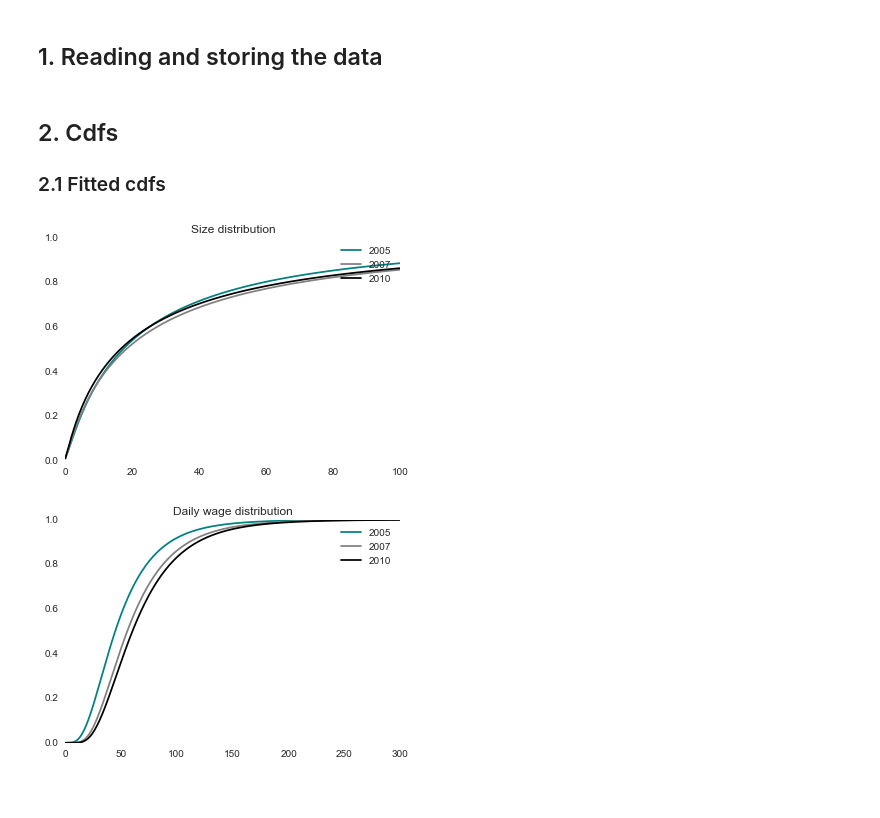
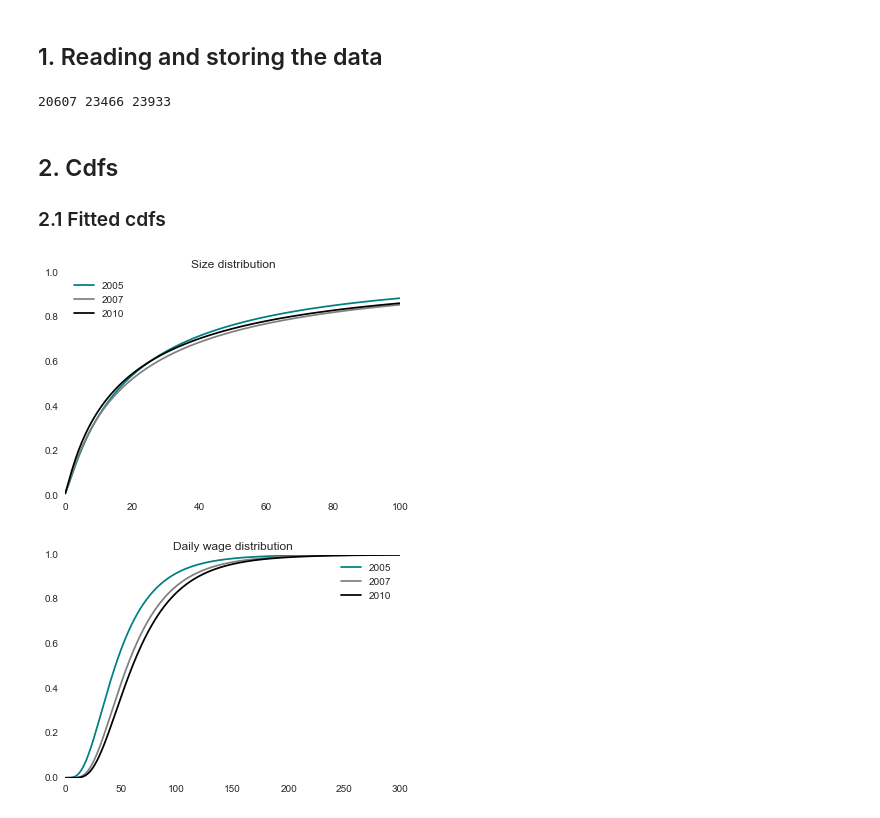
Before and after one commit to davidrpugh/assortative-matching-large-firms, a Jupyter notebook: Distributions Data.ipynb, the cells around one changed output. Saved outputs shown, nothing was run; the diff lists cells and outputs as text; code cells hidden in the pictures.

```diff
--- a/Distributions Data.ipynb
+++ b/Distributions Data.ipynb
@@ -145,28 +145,32 @@ firm_age10 = np.asarray(firm_age10)
 industry_code10 = np.asarray(industry_code10)
 # Regional code (int)
 region10 = np.asarray(region10)
+# %%
+print len(size05), len(size07), len(size10)
+# %% [output]
+20607 23466 23933
 # %% [markdown]
 ## 2. Cdfs
 ### 2.1 Fitted cdfs
 # %%
 shape05, location05, scale05 = stats.lognorm.fit(size05)
 size_m05 = stats.lognorm.cdf(np.arange(0,20000,1), s=shape05, loc=location05, scale=scale05)
 plt.plot(np.arange(0,20000,1),size_m05, color='teal', label="2005")
 
 shape07, location07, scale07 = stats.lognorm.fit(size07)
 size_m07 = stats.lognorm.cdf(np.arange(0,20000,1), s=shape07, loc=location07, scale=scale07)
 plt.plot(np.arange(0,20000,1),size_m07, color='grey', label="2007")
 
 shape10, location10, scale10 = stats.lognorm.fit(size10)
 size_m10 = stats.lognorm.cdf(np.arange(0,20000,1), s=shape10, loc=location10, scale=scale10)
 plt.plot(np.arange(0,20000,1),size_m10, color='black', label="2010")
 
 plt.title('Size distribution')
 plt.xlim(0,100)
-plt.legend()
+plt.legend(loc='best')
 plt.show()
 # %% [output]
-[figure, old version]
+[figure, new version]
 # %%
 # Daily wage distribution
 #plt.hist(wage05, bins=100, range=(0,300), color='teal', normed=True)
```
Also changed, not shown: parts of 8 cells of this notebook.
